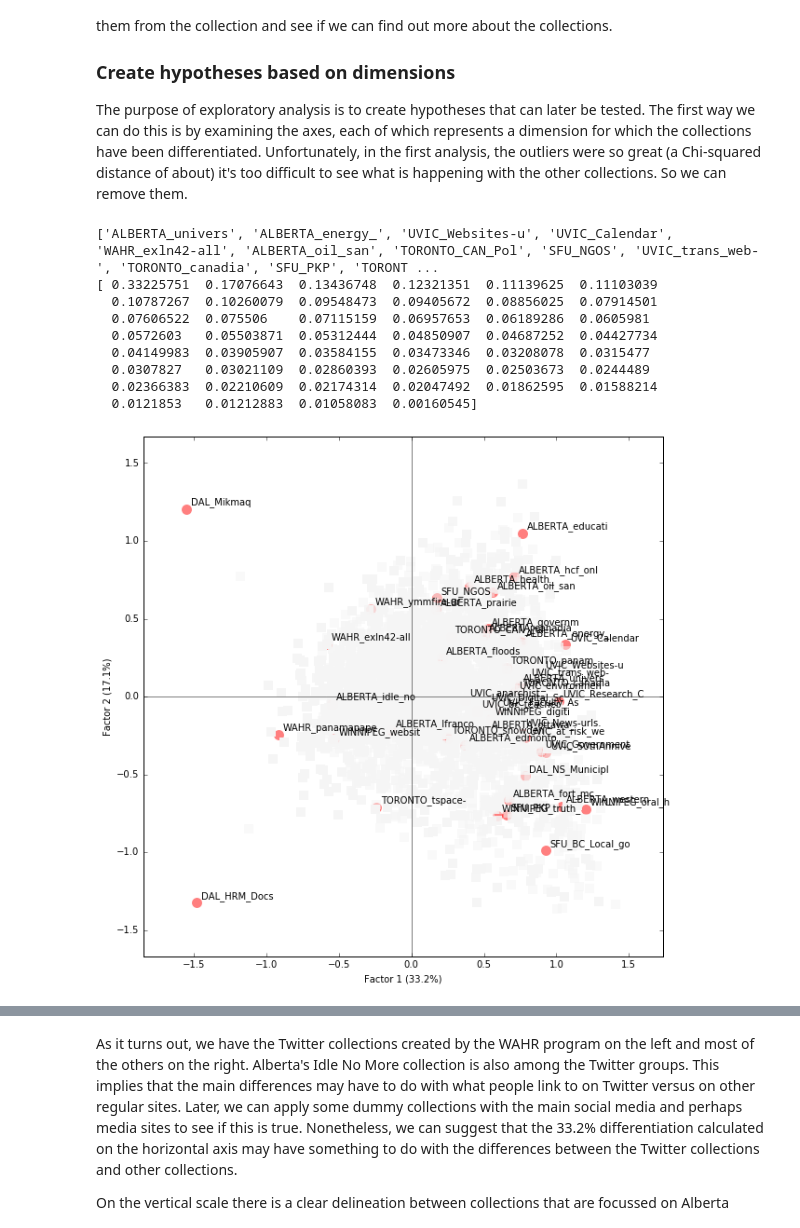
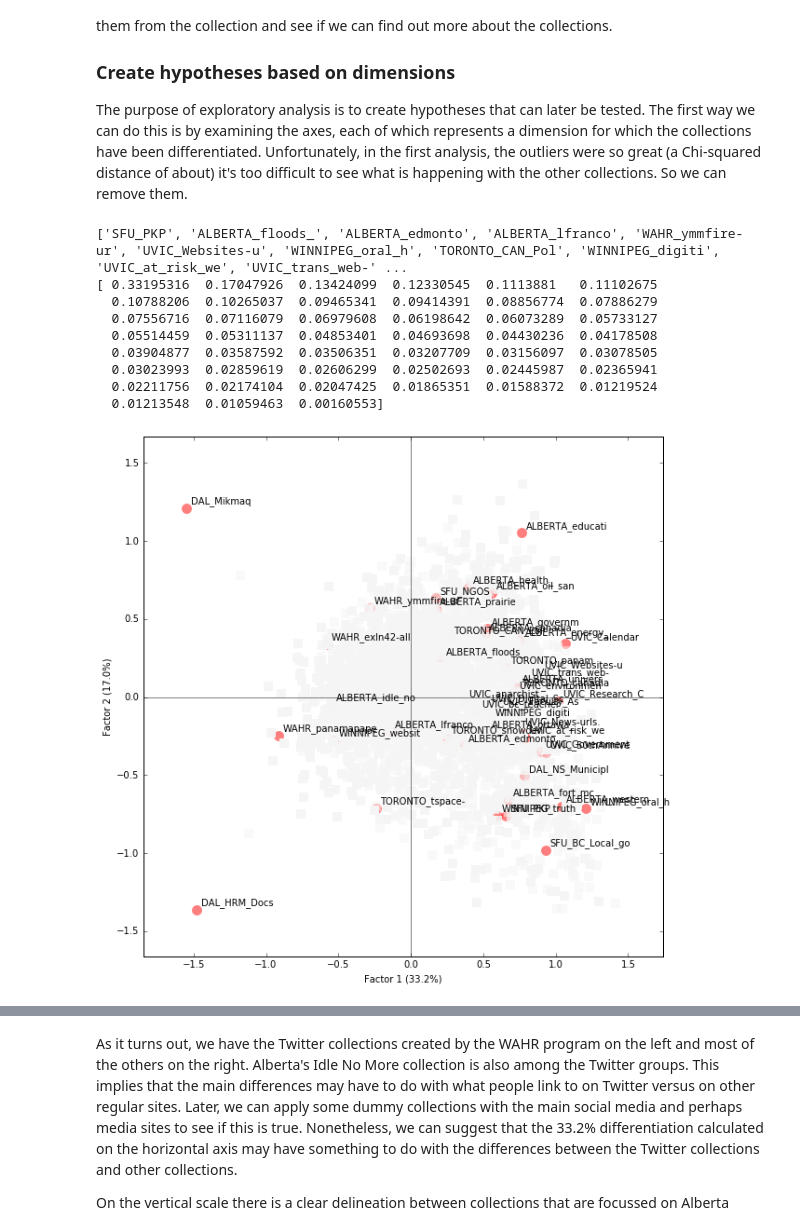
Before and after one commit to web-archive-group/WALK, a Jupyter notebook: Compare/Using_Compare_to_Evaluate_Web_Archive_Collections.ipynb, the cells around one changed output, grey strips where cells are left out. Cells and saved outputs as stored; diff of their text form; code cells hidden in the pictures.

```diff
--- a/Compare/Using_Compare_to_Evaluate_Web_Archive_Collections.ipynb
+++ b/Compare/Using_Compare_to_Evaluate_Web_Archive_Collections.ipynb
@@ -139,27 +139,27 @@ The purpose of exploratory analysis is to create hypotheses that can later be te
 # %%
 # Create a new defaultdict and a list of collections to exclude
 
-exclude = ['ALBERTA_heritag', 'ALBERTA_hch_onl']
+exclude = ['ALBERTA_heritag', 'ALBERTA_hcf_onl']
 newdict2 = defaultdict(lambda: defaultdict(list))
 
 #newdict2 eliminates collections in if-then statement.
 for collect in PC:
     for coll, date, url in collect:
         if coll in exclude or coll in dummies:
             pass
         else:
             newdict2[date][coll].append(url)
 
 collection_var2 = reduce_collections (copy.deepcopy(newdict2))
 dummy2 = Compare(collection_var2[-1])
 # %% [output]
-['ALBERTA_univers', 'ALBERTA_energy_', 'UVIC_Websites-u', 'UVIC_Calendar', 'WAHR_exln42-all', 'ALBERTA_oil_san', 'TORONTO_CAN_Pol', 'SFU_NGOS', 'UVIC_trans_web-', 'TORONTO_canadia', 'SFU_PKP', 'TORONT ...
-[ 0.33225751  0.17076643  0.13436748  0.12321351  0.11139625  0.11103039
-  0.10787267  0.10260079  0.09548473  0.09405672  0.08856025  0.07914501
-  0.07606522  0.075506    0.07115159  0.06957653  0.06189286  0.0605981
-  0.0572603   0.05503871  0.05312444  0.04850907  0.04687252  0.04427734
-  0.04149983  0.03905907  0.03584155  0.03473346  0.03208078  0.0315477
-  0.0307827   0.03021109  0.02860393  0.02605975  0.02503673  0.0244489
-  0.02366383  0.02210609  0.02174314  0.02047492  0.01862595  0.01588214
-  0.0121853   0.01212883  0.01058083  0.00160545]
+['SFU_PKP', 'ALBERTA_floods_', 'ALBERTA_edmonto', 'ALBERTA_lfranco', 'WAHR_ymmfire-ur', 'UVIC_Websites-u', 'WINNIPEG_oral_h', 'TORONTO_CAN_Pol', 'WINNIPEG_digiti', 'UVIC_at_risk_we', 'UVIC_trans_web-' ...
+[ 0.33195316  0.17047926  0.13424099  0.12330545  0.1113881   0.11102675
+  0.10788206  0.10265037  0.09465341  0.09414391  0.08856774  0.07886279
+  0.07556716  0.07116079  0.06979608  0.06198642  0.06073289  0.05733127
+  0.05514459  0.05311137  0.04853401  0.04693698  0.04430236  0.04178508
+  0.03904877  0.03587592  0.03506351  0.03207709  0.03156097  0.03078505
+  0.03023993  0.02859619  0.02606299  0.02502693  0.02445987  0.02365941
+  0.02211756  0.02174104  0.02047425  0.01865351  0.01588372  0.01219524
+  0.01213548  0.01059463  0.00160553]
-[figure, old version]
+[figure, new version]
```
Also changed, not shown: parts of 8 cells of this notebook.
